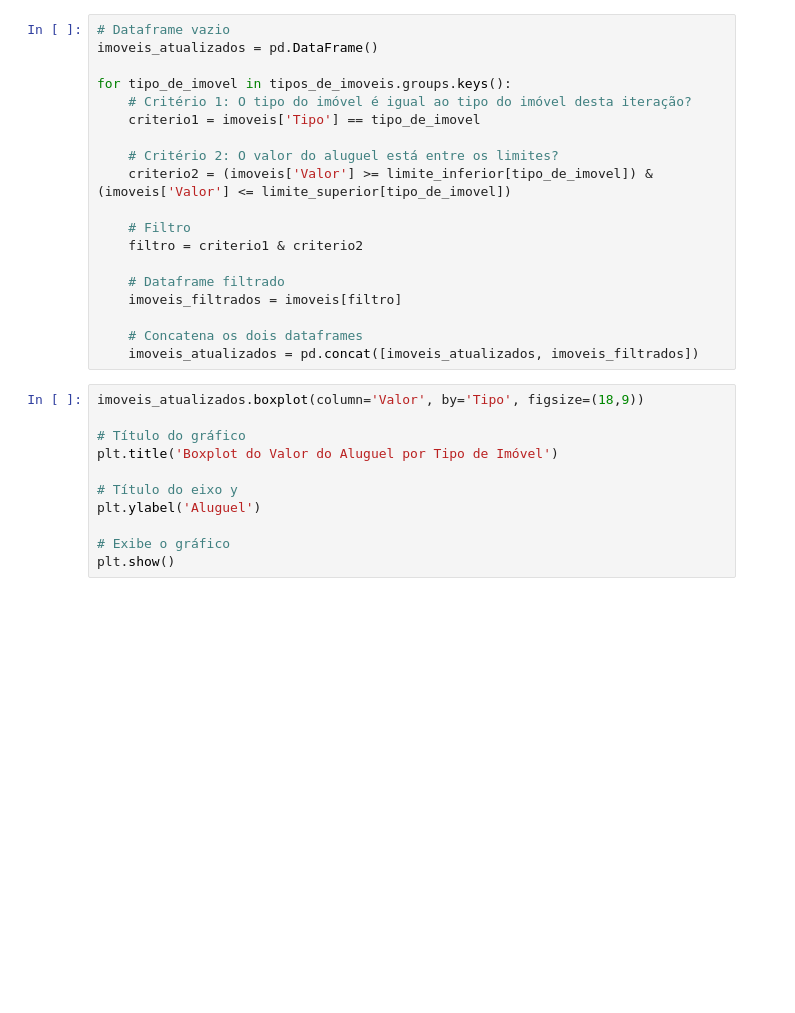
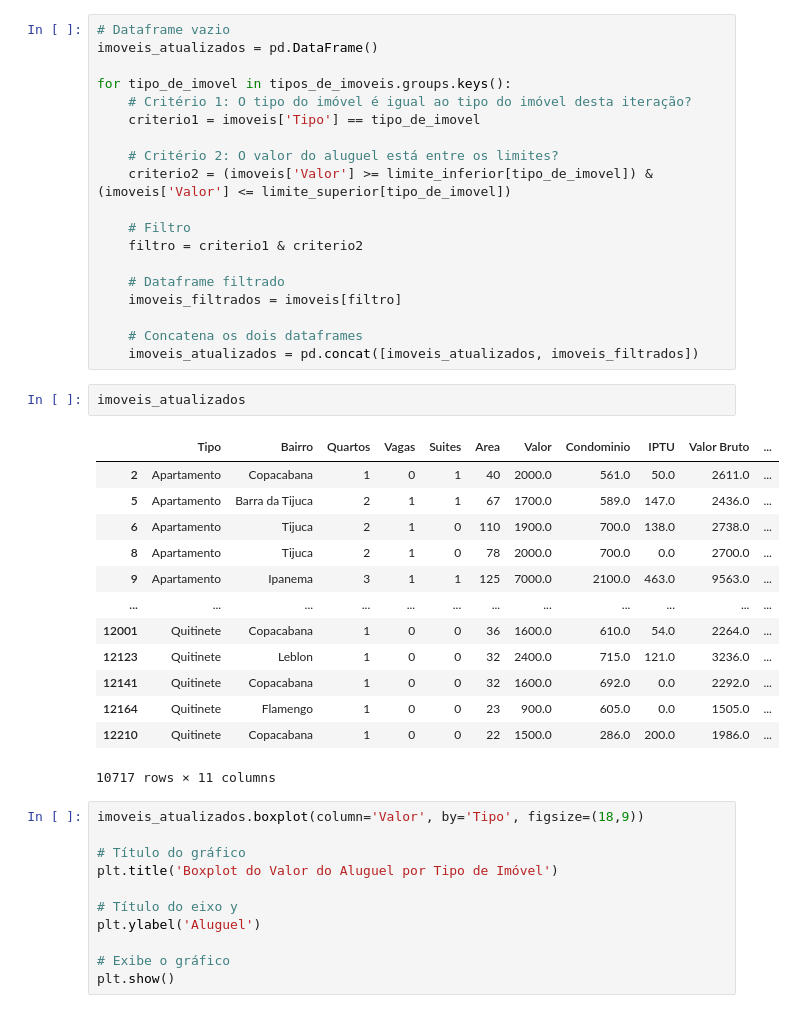
Before and after one commit to diego-torres-coder/Analise-de-Dados-de-Imoveis, a Jupyter notebook: Relatório de Análise VIII.ipynb, the cells around one changed output. Cells and saved outputs as stored; diff of their text form; blank space fills up the shorter version.

```diff
--- a/Relatório de Análise VIII.ipynb
+++ b/Relatório de Análise VIII.ipynb
@@ -195,6 +195,22 @@ for tipo_de_imovel in tipos_de_imoveis.groups.keys():
 
     # Concatena os dois dataframes
     imoveis_atualizados = pd.concat([imoveis_atualizados, imoveis_filtrados])
+# %%
+imoveis_atualizados
+# %% [output]
+|  | Tipo | Bairro | Quartos | Vagas | Suites | Area | Valor | Condominio | IPTU | Valor Bruto | ... |
+| 2 | Apartamento | Copacabana | 1 | 0 | 1 | 40 | 2000.0 | 561.0 | 50.0 | 2611.0 | ... |
+| 5 | Apartamento | Barra da Tijuca | 2 | 1 | 1 | 67 | 1700.0 | 589.0 | 147.0 | 2436.0 | ... |
+| 6 | Apartamento | Tijuca | 2 | 1 | 0 | 110 | 1900.0 | 700.0 | 138.0 | 2738.0 | ... |
+| 8 | Apartamento | Tijuca | 2 | 1 | 0 | 78 | 2000.0 | 700.0 | 0.0 | 2700.0 | ... |
+| 9 | Apartamento | Ipanema | 3 | 1 | 1 | 125 | 7000.0 | 2100.0 | 463.0 | 9563.0 | ... |
+| ... | ... | ... | ... | ... | ... | ... | ... | ... | ... | ... | ... |
+| 12001 | Quitinete | Copacabana | 1 | 0 | 0 | 36 | 1600.0 | 610.0 | 54.0 | 2264.0 | ... |
+| 12123 | Quitinete | Leblon | 1 | 0 | 0 | 32 | 2400.0 | 715.0 | 121.0 | 3236.0 | ... |
+| 12141 | Quitinete | Copacabana | 1 | 0 | 0 | 32 | 1600.0 | 692.0 | 0.0 | 2292.0 | ... |
+| 12164 | Quitinete | Flamengo | 1 | 0 | 0 | 23 | 900.0 | 605.0 | 0.0 | 1505.0 | ... |
+| 12210 | Quitinete | Copacabana | 1 | 0 | 0 | 22 | 1500.0 | 286.0 | 200.0 | 1986.0 | ... |
+10717 rows × 11 columns
 # %%
 imoveis_atualizados.boxplot(column='Valor', by='Tipo', figsize=(18,9))
 
```
Also changed, not shown: parts of 2 cells of this notebook, 7 other files.
